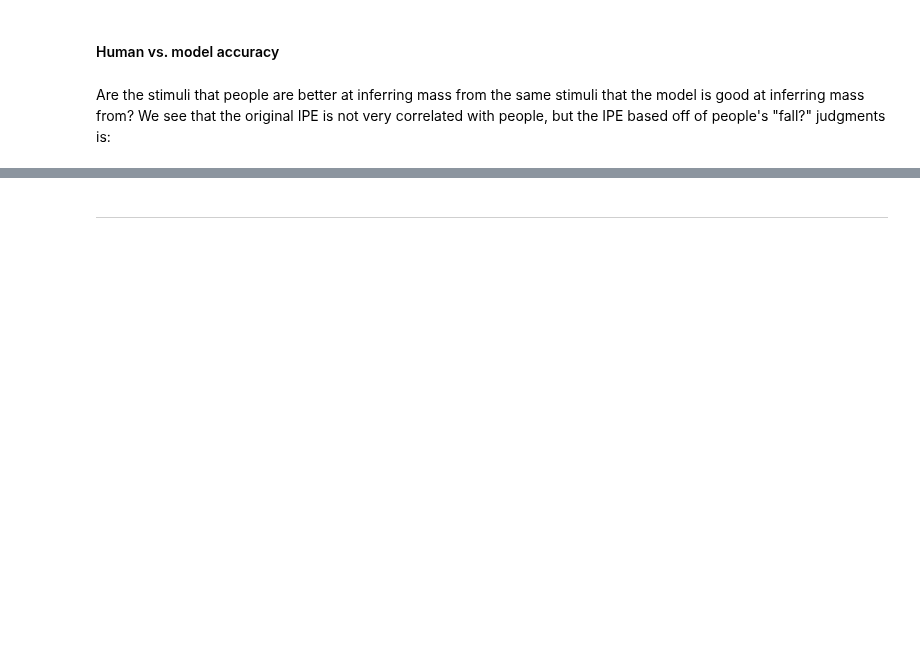
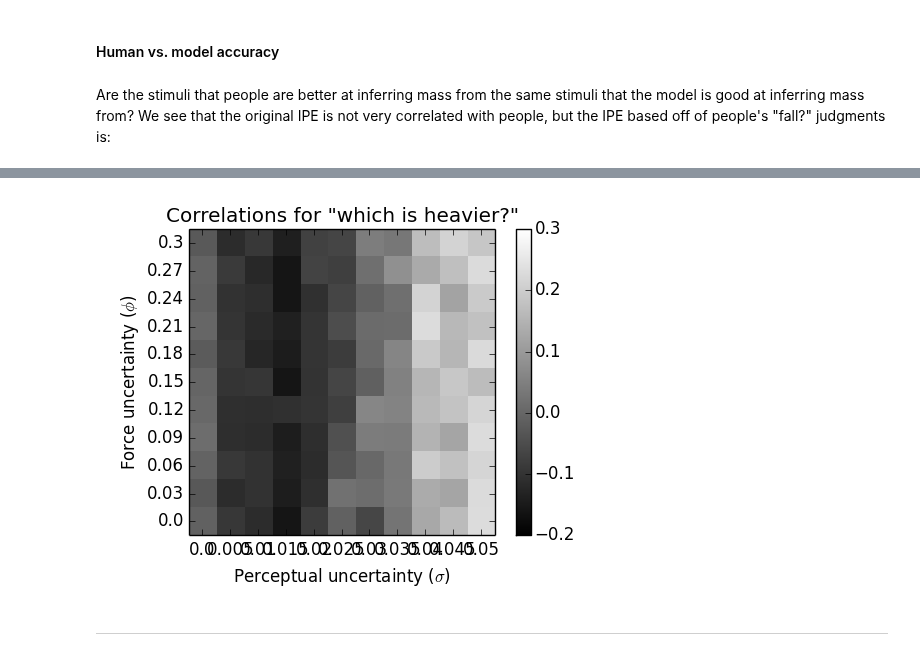
Before and after one commit to berkeley-cocosci/mass-inference, a Jupyter notebook: analysis/mass-inference.ipynb, the cells around one changed output, grey strips where cells are left out. Saved outputs shown, nothing was run; the diff lists cells and outputs as text; code cells hidden in the pictures; blank space fills up the shorter version.

```diff
--- a/analysis/mass-inference.ipynb
+++ b/analysis/mass-inference.ipynb
@@ -176,3 +248,7 @@ pd.read_csv("results/mass_accuracy_by_stimulus_corrs.csv").groupby('version').ge
+# %%
+Image("figures/mass_accuracy_best_parameters.png")
+# %% [output]
+[figure, added]
 # %% [markdown]
 ---
 # %% [markdown]
```
Also changed, not shown: parts of 38 cells of this notebook.
